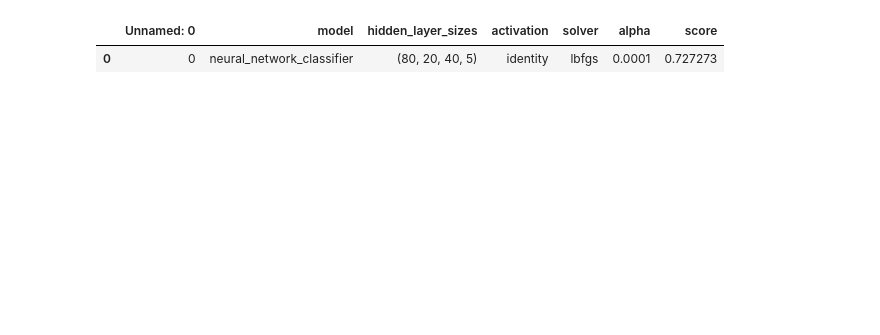
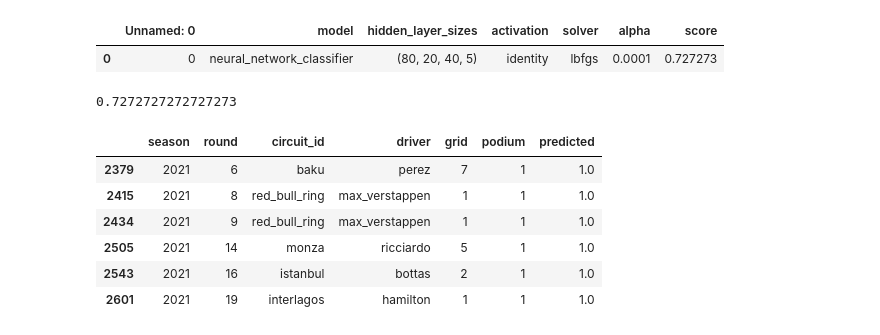
Before and after one commit to ollyjc99/f1-analytics, a Jupyter notebook: data modelling/parameter-testing/NeuralNetworkClassifier.ipynb, the cells around one changed output. Drawn from its saved outputs; the diff is of its cells as text; code cells hidden in the pictures; blank space fills up the shorter version.

```diff
--- a/data modelling/parameter-testing/NeuralNetworkClassifier.ipynb
+++ b/data modelling/parameter-testing/NeuralNetworkClassifier.ipynb
@@ -148,5 +183,34 @@ parameters.head(1)
 # %%
-hidden_layer_sizes= [(80,20,40,5), (75, 25, 50, 10)]
-activation='identify'
+hidden_layer_sizes= [(80,20,40,5), (75, 25, 50, 10)][0]
+activation='identity'
 solver='lbfgs'
 alpha=0.00001
+
+model = MLPClassifier(
+    hidden_layer_sizes=hidden_layer_sizes,
+    activation=activation,
+    solver=solver, alpha=alpha,
+    random_state=1)
+
+model.fit(X_train, y_train)
+
+model_score = score_classification(model)
+predictions = get_predictions(model)
+
+print(model_score)
+# %% [output]
+0.7272727272727273
+# %%
+test = merged.query('season ==@N')
+test['probability'] = predictions
+test = test[['season', 'round', 'circuit_id', 'driver', 'grid', 'podium', 'predicted']]
+# %%
+test.query('predicted == 1')
+# %% [output]
+|  | season | round | circuit_id | driver | grid | podium | predicted |
+| 2379 | 2021 | 6 | baku | perez | 7 | 1 | 1.0 |
+| 2415 | 2021 | 8 | red_bull_ring | max_verstappen | 1 | 1 | 1.0 |
+| 2434 | 2021 | 9 | red_bull_ring | max_verstappen | 1 | 1 | 1.0 |
+| 2505 | 2021 | 14 | monza | ricciardo | 5 | 1 | 1.0 |
+| 2543 | 2021 | 16 | istanbul | bottas | 2 | 1 | 1.0 |
+| 2601 | 2021 | 19 | interlagos | hamilton | 1 | 1 | 1.0 |
```
Also changed, not shown: parts of 9 cells of this notebook.
